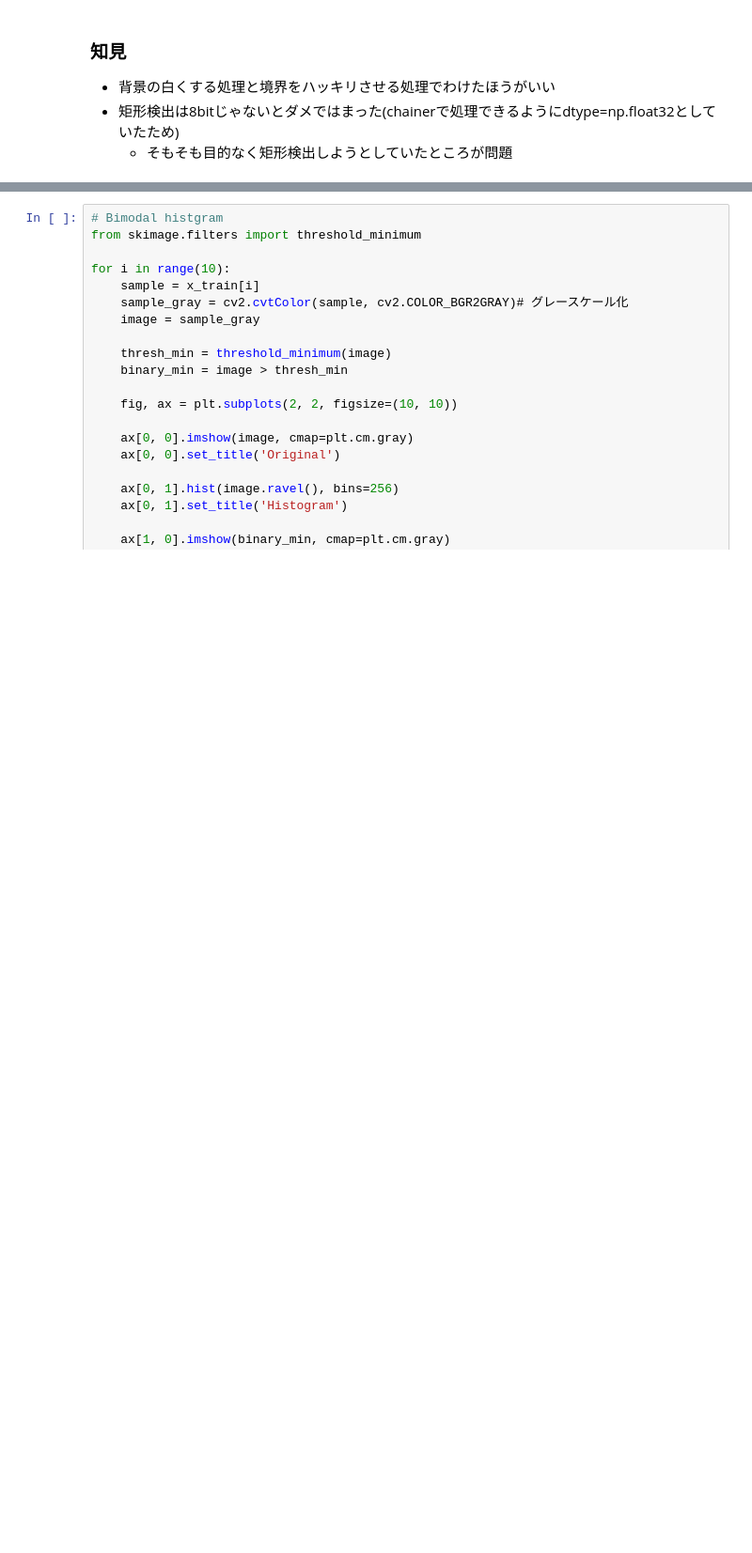
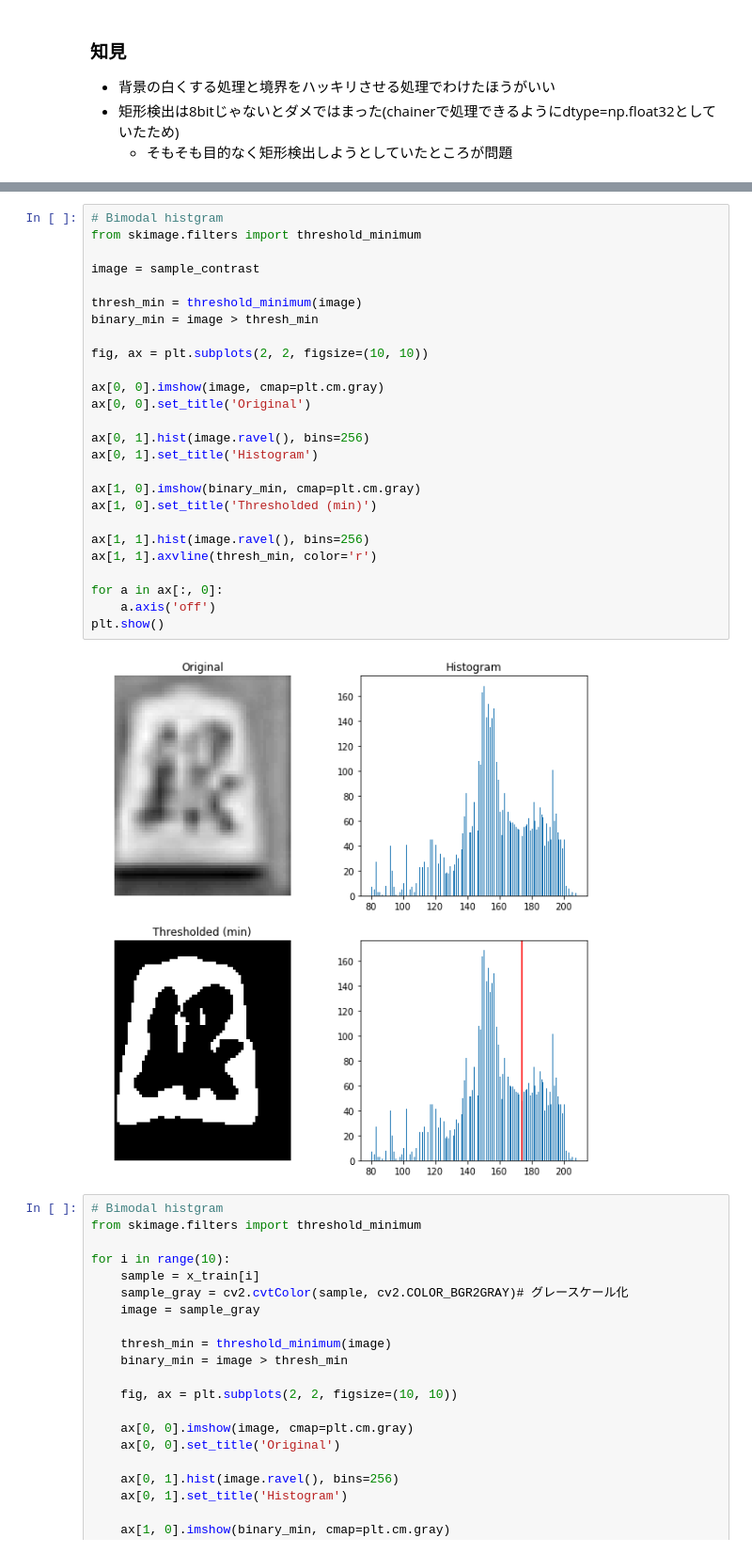
Before and after one commit to Liaro/Liaro_ML_Learning, a Jupyter notebook: Shintaro-Indo/shogi/notebook/preprocessing.ipynb, the cells around one changed output, grey strips where cells are left out. Shown at 94% size. Saved outputs shown, nothing was run; the diff lists cells and outputs as text; blank space fills up the shorter version.

```diff
--- a/Shintaro-Indo/shogi/notebook/preprocessing.ipynb
+++ b/Shintaro-Indo/shogi/notebook/preprocessing.ipynb
@@ -205,3 +183,31 @@ for i in range(10):
+# %%
+# Bimodal histgram
+from skimage.filters import threshold_minimum
+
+image = sample_contrast
+
+thresh_min = threshold_minimum(image)
+binary_min = image > thresh_min
+
+fig, ax = plt.subplots(2, 2, figsize=(10, 10))
+
+ax[0, 0].imshow(image, cmap=plt.cm.gray)
+ax[0, 0].set_title('Original')
+
+ax[0, 1].hist(image.ravel(), bins=256)
+ax[0, 1].set_title('Histogram')
+
+ax[1, 0].imshow(binary_min, cmap=plt.cm.gray)
+ax[1, 0].set_title('Thresholded (min)')
+
+ax[1, 1].hist(image.ravel(), bins=256)
+ax[1, 1].axvline(thresh_min, color='r')
+
+for a in ax[:, 0]:
+    a.axis('off')
+plt.show()
+# %% [output]
+[figure, added]
 # %%
 # Bimodal histgram
 from skimage.filters import threshold_minimum
```
Also changed, not shown: parts of 9 cells of this notebook, 1 other file.
